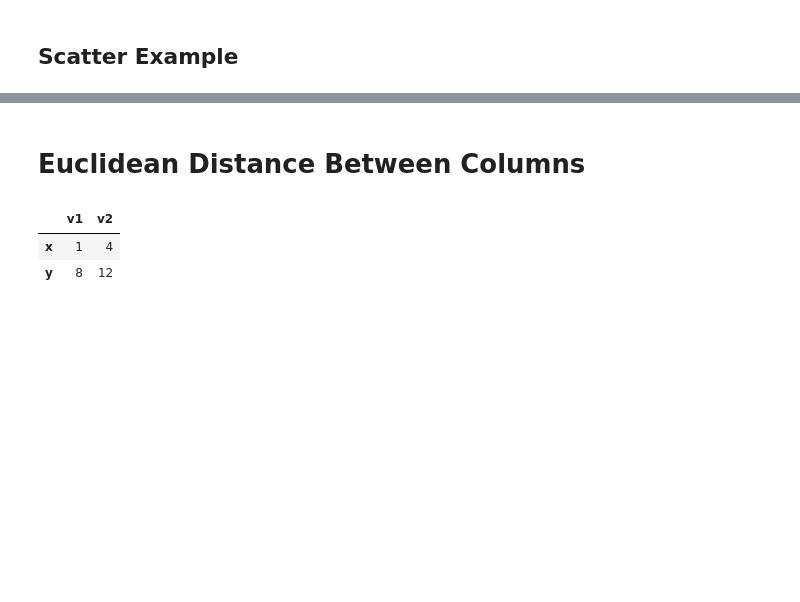
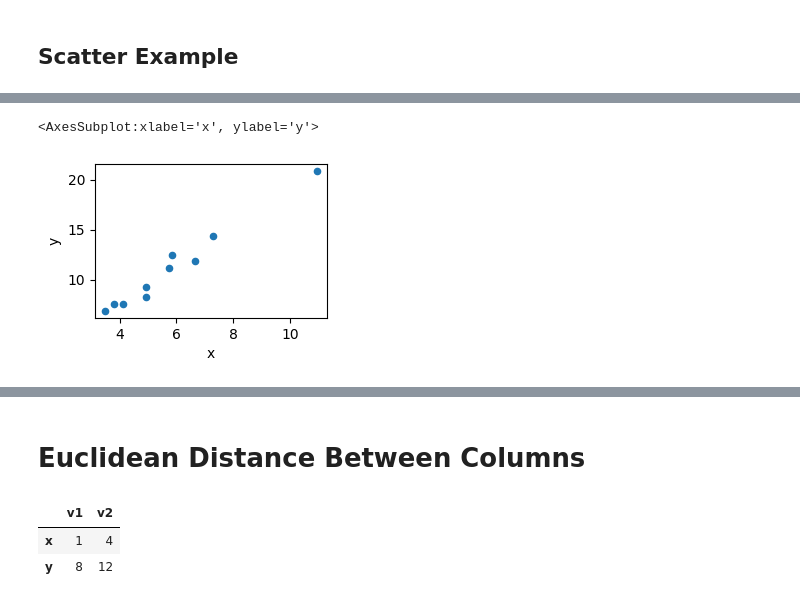
Before and after one commit to cs320-wisc/f22, a Jupyter notebook: lec/33-linalg3/lec2.ipynb, the cells around one changed output, grey strips where cells are left out. Drawn from its saved outputs; the diff is of its cells as text; code cells hidden in the pictures; blank space fills up the shorter version.

```diff
--- a/lec/33-linalg3/lec2.ipynb
+++ b/lec/33-linalg3/lec2.ipynb
@@ -197,0 +320,5 @@ df
+# %%
+df.plot.scatter(x="x", y="y", figsize=(3,2))
+# %% [output]
+<AxesSubplot:xlabel='x', ylabel='y'>
+[figure, added]
```
Also changed, not shown: parts of 24 cells of this notebook, 3 other files.
